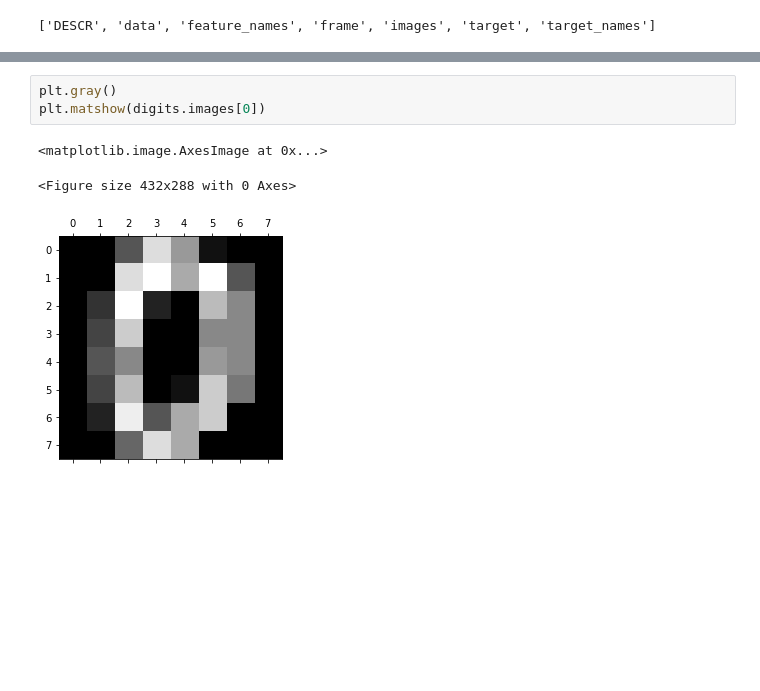
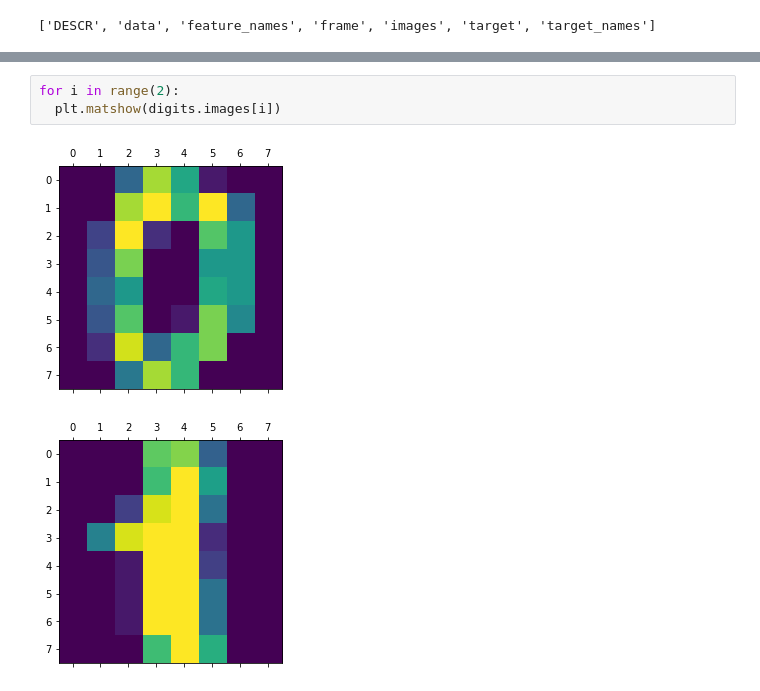
Before and after one commit to Harshita-Batra-1/Machine-Learning-projects, a Jupyter notebook: HandwrittenDigits.ipynb, the cells around one changed output, grey strips where cells are left out. Saved outputs shown, nothing was run; the diff lists cells and outputs as text; blank space fills up the shorter version.

```diff
--- a/HandwrittenDigits.ipynb
+++ b/HandwrittenDigits.ipynb
@@ -30,7 +52,6 @@ plt.matshow(digits.images[0])
 # %%
-plt.gray()
-plt.matshow(digits.images[0])
+for i in range(2):
+  plt.matshow(digits.images[i])
 # %% [output]
-<matplotlib.image.AxesImage at 0x...>
-<Figure size 432x288 with 0 Axes>
-[figure, old version]
+[figure, new version]
+[figure, added]
```
Also changed, not shown: parts of 27 cells of this notebook.
